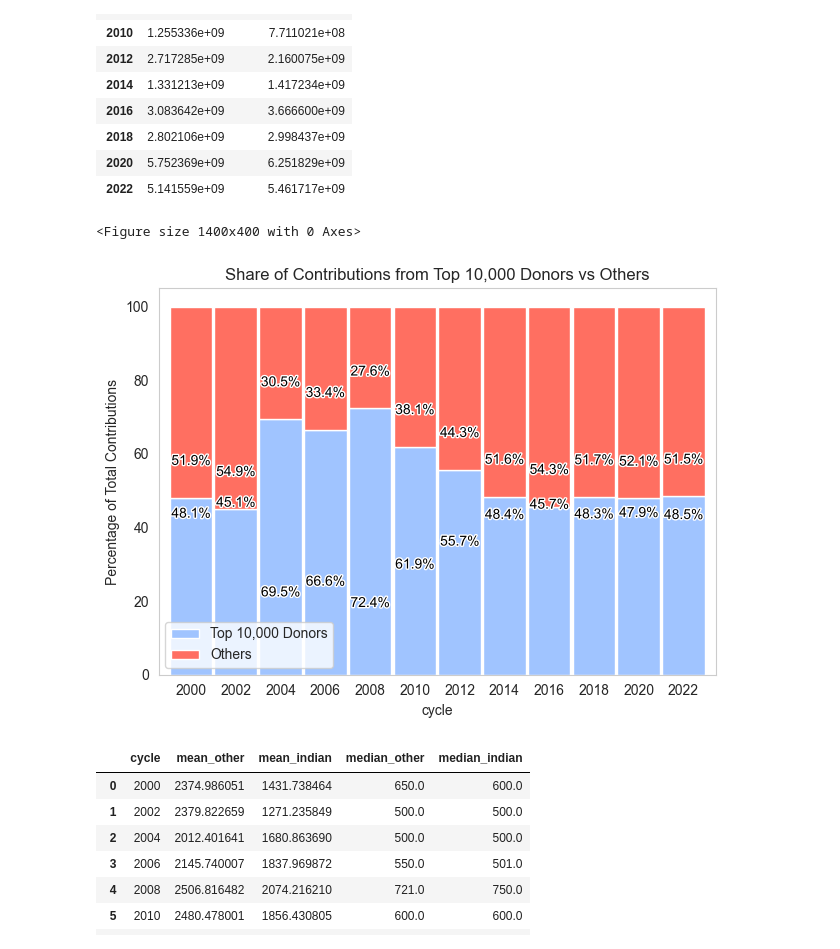
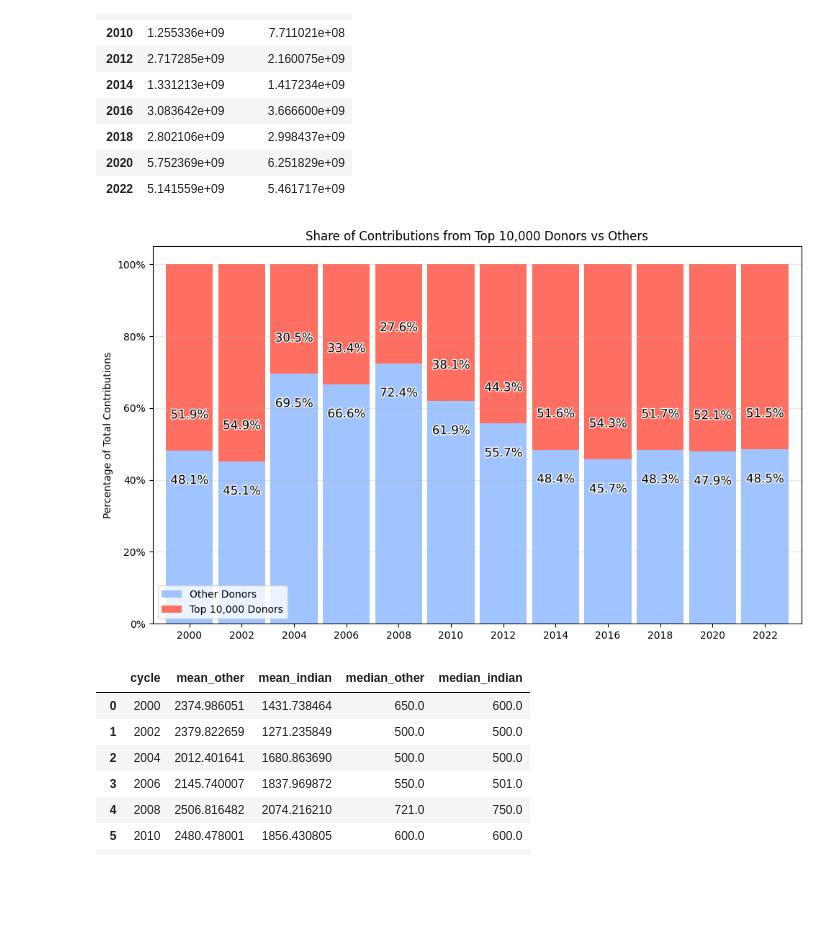
Before and after one commit to kkkarnav/indianamericancontributions, a Jupyter notebook: donor_stats.ipynb, the cells around one changed output. Cells and saved outputs as stored; diff of their text form; code cells hidden in the pictures; blank space fills up the shorter version.

```diff
--- a/donor_stats.ipynb
+++ b/donor_stats.ipynb
@@ -126,6 +147,7 @@ donors_pivot.loc[donors_pivot["cycle"] == 2010, "Census Pop"] = 308745538
 
 donors_pivot["indian_rate"] = donors_pivot["Indian-Americans"] / donors_pivot["Indian Pop"] * 100
 donors_pivot["other_rate"] = donors_pivot["Other Donors"] / donors_pivot["Census Pop"] * 100
+donors_pivot["indian_pop_rate"] = donors_pivot["Indian Pop"] / donors_pivot["Census Pop"] * 100
 
 donors_pivot
 # %% [output]
@@ -250,3 +275,22 @@ plt.tight_layout()
 plt.show()
 # %% [output]
 [figure]
+# %%
+plt.figure(figsize=(8, 4))
+
+cycles = pd.Series(donors_pivot["cycle"]).apply(lambda x: str(x)[:4])
+cycles = cycles[~cycles.isin(['2002', '2004', '2006', '2008', '2012'])]
+x = np.arange(len(cycles))
+width = 0.5
+
+plt.bar(x - width / 2, donors_pivot[~donors_pivot["cycle"].isin([2002, 2004, 2006, 2008, 2012])]['indian_pop_rate'], label='% of population that is Indian-American', alpha=0.9, width=width, color='darkorange')
+plt.bar(x + width / 2, donors_pivot[~donors_pivot["cycle"].isin([2002, 2004, 2006, 2008, 2012])]['indian_rate'], label='% of Indian-Americans who contribute', alpha=0.6, width=width, color='orange')
+
+plt.title("Share (%) of Indian-American donors within the population")
+plt.ylabel("Share (%)")
+plt.ylim(0, 2)
+plt.xticks(x, cycles)
+plt.gca().yaxis.set_major_formatter(plt.FuncFormatter(lambda x, _: f'{x:,.2f}%'))
+plt.legend(loc='upper left')
+plt.tight_layout()
+plt.show()
@@ -391,28 +475,30 @@ cycle_donations
 # top_donors.sort_values(by='total_donated', ascending=False, inplace=True)
 # top_donors.to_csv("./output/top_donors_unique.csv", index=False)
 # %%
-plt.figure(figsize=(14, 4))
-
-cycle_percentages.plot(kind='bar', stacked=True, color=['#A0C4FF', '#FF6F61'], width=0.95)
-
-plt.title('Share of Contributions from Top 10,000 Donors vs Others')
-plt.ylabel('Percentage of Total Contributions')
-plt.xticks(rotation=0)
+fig, ax = plt.subplots(figsize=(10, 6))
+bar_width = 0.9
+cycle_percentages.plot(kind='bar', stacked=True, color=['#A0C4FF', '#FF6F61'], width=bar_width, ax=ax)
 
 for n, cycle in enumerate(cycle_percentages.index):
     top_pct = cycle_percentages.loc[cycle, 'Top 10,000 Donors']
     other_pct = cycle_percentages.loc[cycle, 'Other Donors']
 
-    plt.text(n, other_pct + 10, f'{top_pct:.1f}%', ha='center', va='center', fontsize=10, color='black', path_effects=[path_effects.withStroke(linewidth=2, foreground='white')])
-    plt.text(n, top_pct - 10, f'{other_pct:.1f}%', ha='center', va='bottom', fontsize=10, color='black', path_effects=[path_effects.withStroke(linewidth=2, foreground='white')])
+    plt.text(n, other_pct + 10, f'{top_pct:.1f}%', ha='center', va='center', fontsize=12, color='black', path_effects=[path_effects.withStroke(linewidth=2, foreground='white')])
+    plt.text(n, other_pct - 10, f'{other_pct:.1f}%', ha='center', va='bottom', fontsize=12, color='black', path_effects=[path_effects.withStroke(linewidth=2, foreground='white')])
 
-plt.grid(False)
-plt.legend(['Top 10,000 Donors', 'Others'], loc='lower left', fontsize=10)
+# Customize plot
+ax.set_title('Share of Contributions from Top 10,000 Donors vs Others')
+ax.set_ylabel('Percentage of Total Contributions')
+ax.set_xticklabels(cycles, rotation=0)
+ax.set_xlabel('')
+plt.gca().yaxis.set_major_formatter(plt.FuncFormatter(lambda x, _: f'{x:,.0f}%'))
+ax.grid(axis='y', alpha=0.3)
+plt.legend(['Other Donors', 'Top 10,000 Donors'], loc='lower left', fontsize=10)
+
 plt.tight_layout()
 plt.show()
 # %% [output]
-<Figure size 1400x400 with 0 Axes>
-[figure, old version]
+[figure, new version]
 # %%
 donors_avg = donors.groupby(['cycle', 'indian']).agg(mean=('total_donated', 'mean'), median=('total_donated', 'median')).reset_index()
 donors_avg = donors_avg.pivot(index='cycle', columns='indian', values=['mean', 'median']).fillna(0).reset_index()
```
Also changed, not shown: parts of 23 cells of this notebook, 7 other files.
